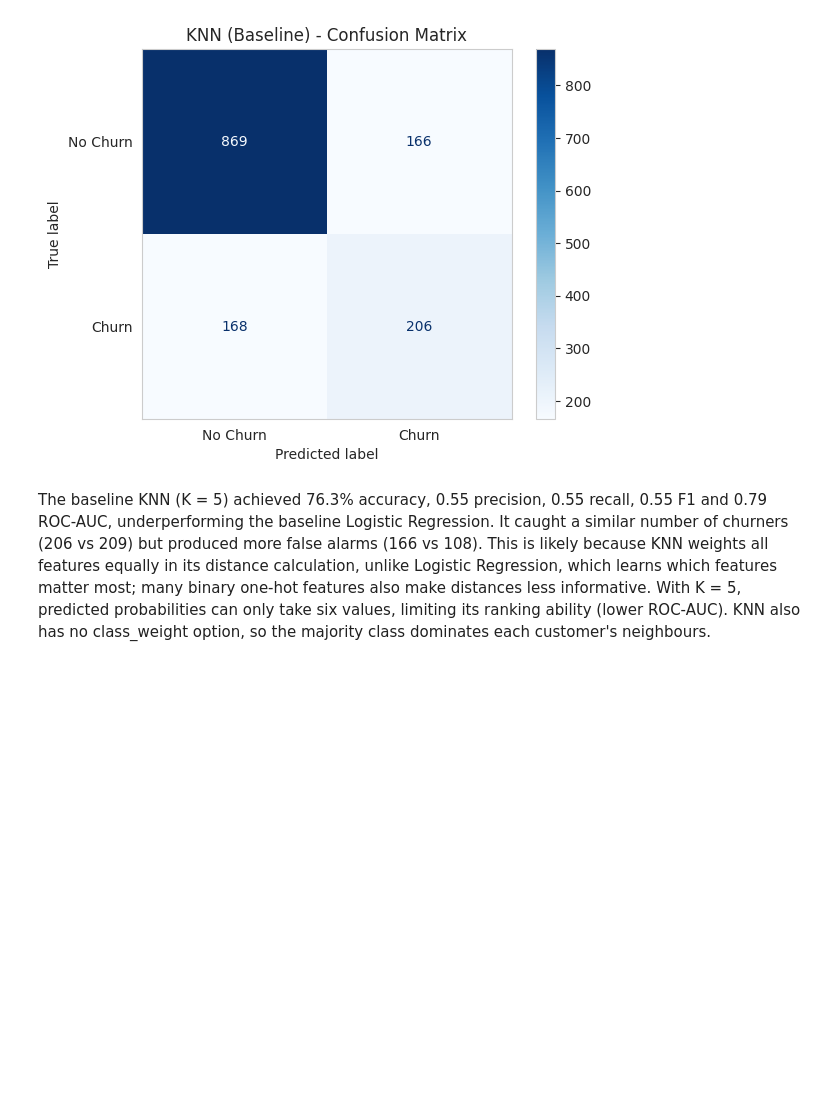
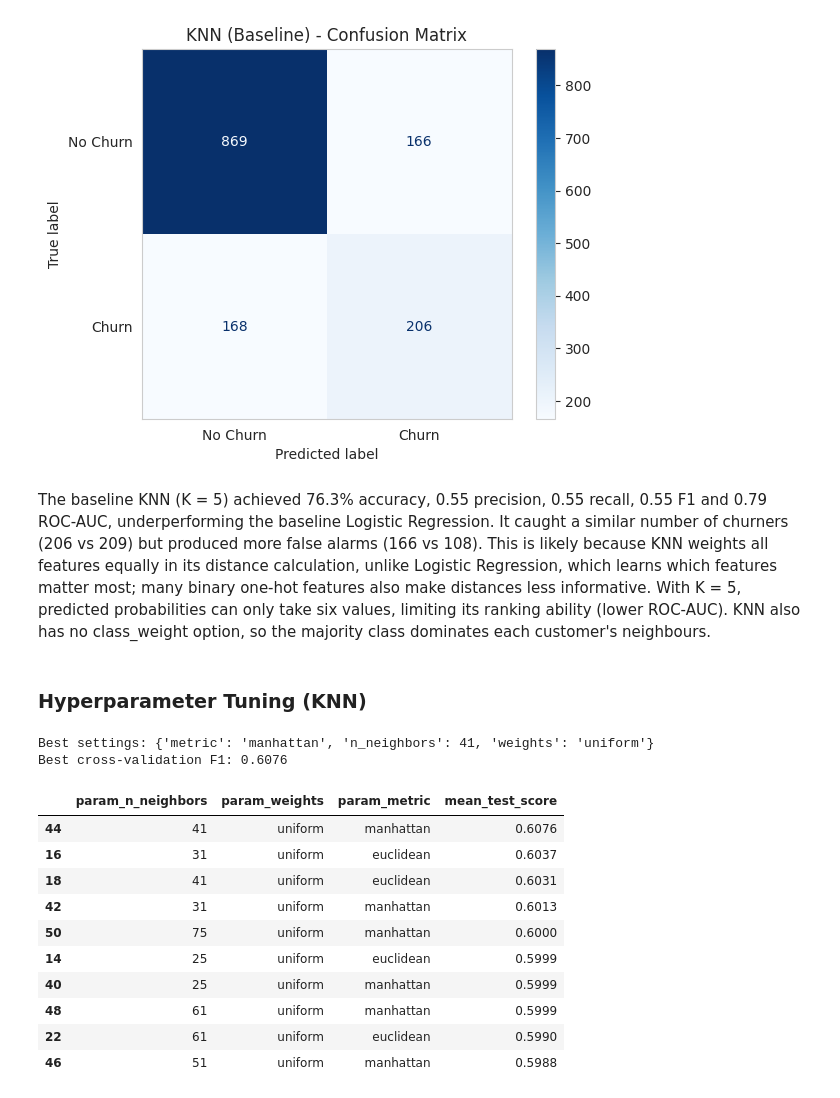
Before and after one commit to Hesandu-Ruwanpathirana/telco-customer-churn-prediction, a Jupyter notebook: churn_prediction.ipynb, the cells around one changed output. Saved outputs shown, nothing was run; the diff lists cells and outputs as text; code cells hidden in the pictures; blank space fills up the shorter version.

```diff
--- a/churn_prediction.ipynb
+++ b/churn_prediction.ipynb
@@ -511,3 +511,47 @@ plt.show()
 [figure]
 # %% [markdown]
 The baseline KNN (K = 5) achieved 76.3% accuracy, 0.55 precision, 0.55 recall, 0.55 F1 and 0.79 ROC-AUC, underperforming the baseline Logistic Regression. It caught a similar number of churners (206 vs 209) but produced more false alarms (166 vs 108). This is likely because KNN weights all features equally in its distance calculation, unlike Logistic Regression, which learns which features matter most; many binary one-hot features also make distances less informative. With K = 5, predicted probabilities can only take six values, limiting its ranking ability (lower ROC-AUC). KNN also has no class_weight option, so the majority class dominates each customer's neighbours.
+# %% [markdown]
+### Hyperparameter Tuning (KNN)
+# %%
+# Settings to try for KNN
+param_grid_knn = { "n_neighbors": [3, 5, 7, 9, 11, 15, 19, 25, 31, 41, 51, 61, 75], "weights": ["uniform", "distance"], "metric": ["euclidean", "manhattan"]}
+
+# Tries every combination using the same 5-fold practice exams as LR
+grid_knn = GridSearchCV(
+    KNeighborsClassifier(),
+    param_grid_knn,
+    cv=cv,
+    scoring="f1",
+    n_jobs=-1
+)
+
+# Runs the search on the training data only
+grid_knn.fit(X_train, y_train)
+
+print("Best settings:", grid_knn.best_params_)
+print("Best cross-validation F1:", round(grid_knn.best_score_, 4))
+
+# The best KNN model, already retrained on all training data
+knn_tuned = grid_knn.best_estimator_
+# %% [output]
+Best settings: {'metric': 'manhattan', 'n_neighbors': 41, 'weights': 'uniform'}
+Best cross-validation F1: 0.6076
+# %%
+# Table of the 10 best combinations and their average CV F1
+results_knn = pd.DataFrame(grid_knn.cv_results_)
+results_knn = results_knn[["param_n_neighbors", "param_weights", "param_metric", "mean_test_score"]]
+results_knn = results_knn.sort_values("mean_test_score", ascending=False)
+results_knn.head(10).round(4)
+# %% [output]
+|  | param_n_neighbors | param_weights | param_metric | mean_test_score |
+| 44 | 41 | uniform | manhattan | 0.6076 |
+| 16 | 31 | uniform | euclidean | 0.6037 |
+| 18 | 41 | uniform | euclidean | 0.6031 |
+| 42 | 31 | uniform | manhattan | 0.6013 |
+| 50 | 75 | uniform | manhattan | 0.6000 |
+| 14 | 25 | uniform | euclidean | 0.5999 |
+| 40 | 25 | uniform | manhattan | 0.5999 |
+| 48 | 61 | uniform | manhattan | 0.5999 |
+| 22 | 61 | uniform | euclidean | 0.5990 |
+| 46 | 51 | uniform | manhattan | 0.5988 |
```
Also changed, not shown: parts of 6 cells of this notebook.
